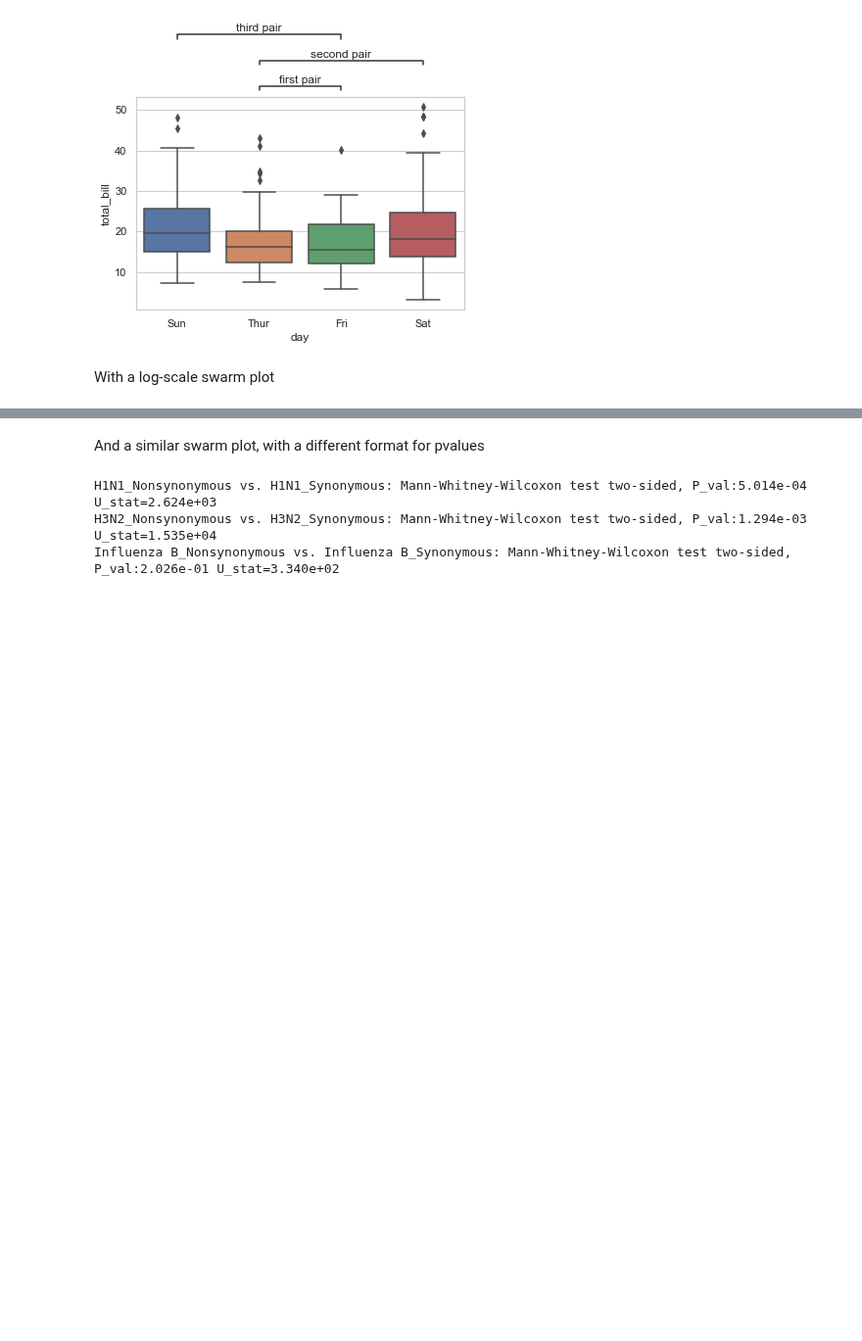
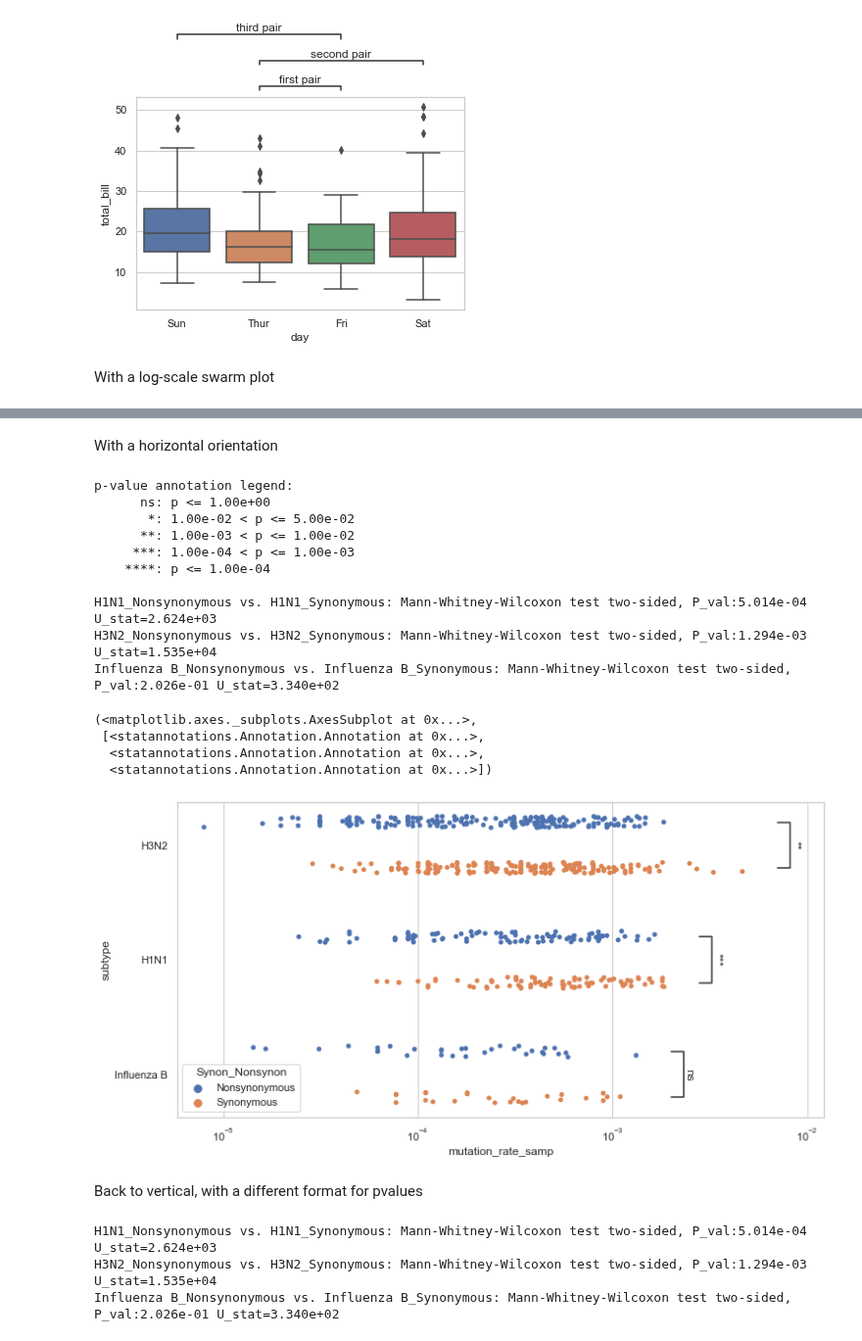
Before and after one commit to trevismd/statannotations, a Jupyter notebook: usage/example.ipynb, the cells around one changed output, grey strips where cells are left out. Shown at 98% size. Saved outputs shown, nothing was run; the diff lists cells and outputs as text; code cells hidden in the pictures; blank space fills up the shorter version.

Commit message:
catch PathCollection in horizontal, cleaner
Signed-off-by: Florian Charlier <trevis@cascliniques.be>

```diff
--- a/usage/example.ipynb
+++ b/usage/example.ipynb
@@ -504,5 +504,34 @@ Influenza B_Nonsynonymous vs. Influenza B_Synonymous: Mann-Whitney-Wilcoxon test
+# %% [markdown]
+With a horizontal orientation
+# %%
+fig, ax = plt.subplots(1,1, figsize=(12,6))
+fig_args_horiz = {
+    **fig_args,
+    'y': 'subtype',
+    'x': 'mutation_rate_samp'
+}
+ax.set_xscale('log')
+sns.stripplot(ax=ax, orient='h', **fig_args_horiz)
+annotator.new_plot(ax, plot='swarmplot', orient='h', **fig_args_horiz)
+annotator.apply_and_annotate()
+# %% [output]
+p-value annotation legend:
+      ns: p <= 1.00e+00
+       *: 1.00e-02 < p <= 5.00e-02
+      **: 1.00e-03 < p <= 1.00e-02
+     ***: 1.00e-04 < p <= 1.00e-03
+    ****: p <= 1.00e-04
+
+H1N1_Nonsynonymous vs. H1N1_Synonymous: Mann-Whitney-Wilcoxon test two-sided, P_val:5.014e-04 U_stat=2.624e+03
+H3N2_Nonsynonymous vs. H3N2_Synonymous: Mann-Whitney-Wilcoxon test two-sided, P_val:1.294e-03 U_stat=1.535e+04
+Influenza B_Nonsynonymous vs. Influenza B_Synonymous: Mann-Whitney-Wilcoxon test two-sided, P_val:2.026e-01 U_stat=3.340e+02
+(<matplotlib.axes._subplots.AxesSubplot at 0x...>,
+ [<statannotations.Annotation.Annotation at 0x...>,
+  <statannotations.Annotation.Annotation at 0x...>,
+  <statannotations.Annotation.Annotation at 0x...>])
+[figure, added]
 # %% [markdown]
-And a similar swarm plot, with a different format for pvalues
+Back to vertical, with a different format for pvalues
 # %%
 fig, ax = plt.subplots(1,1, figsize=(12,6))
 ax.set_yscale('log')
```
Also changed, not shown: parts of 1 cell of this notebook, 4 other files.
